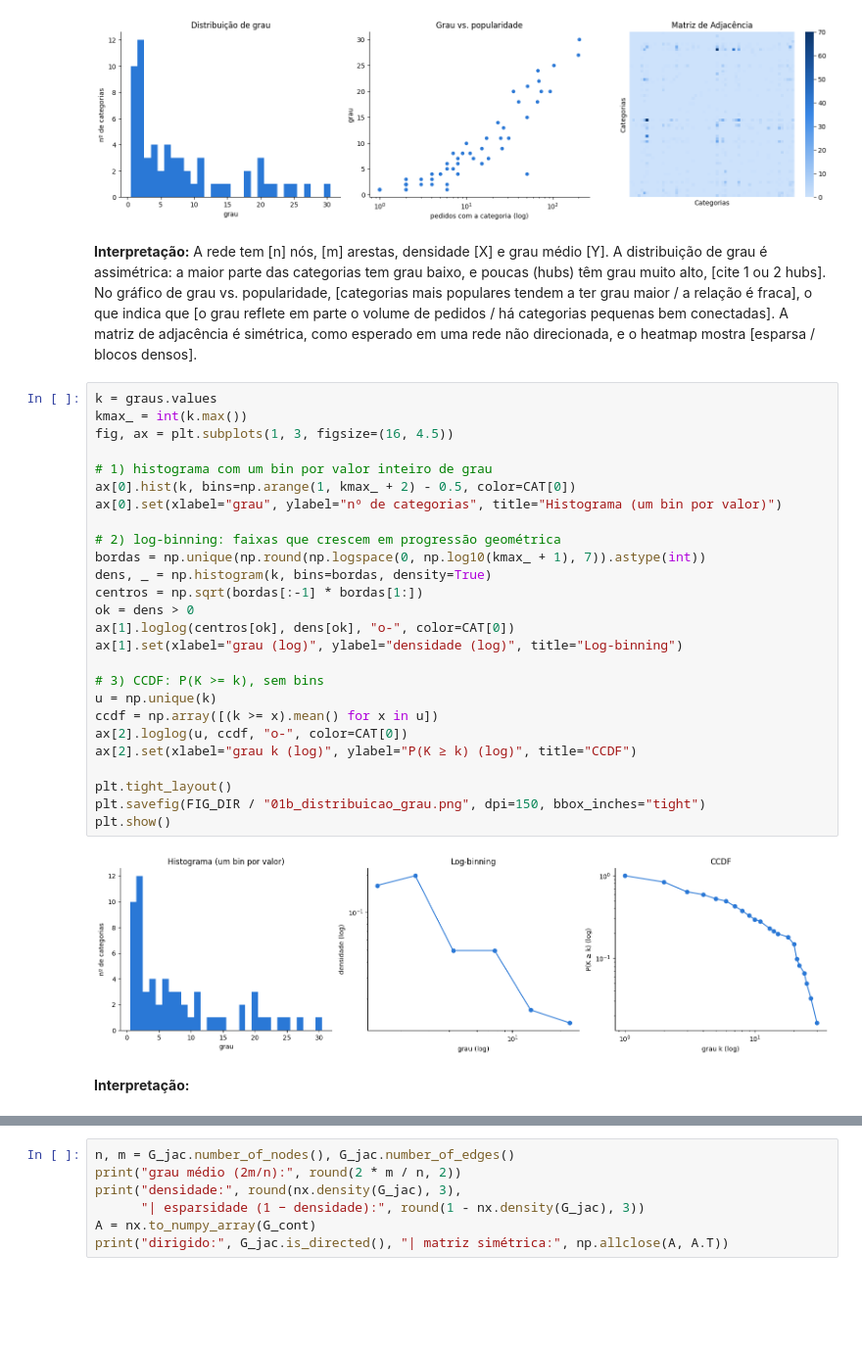
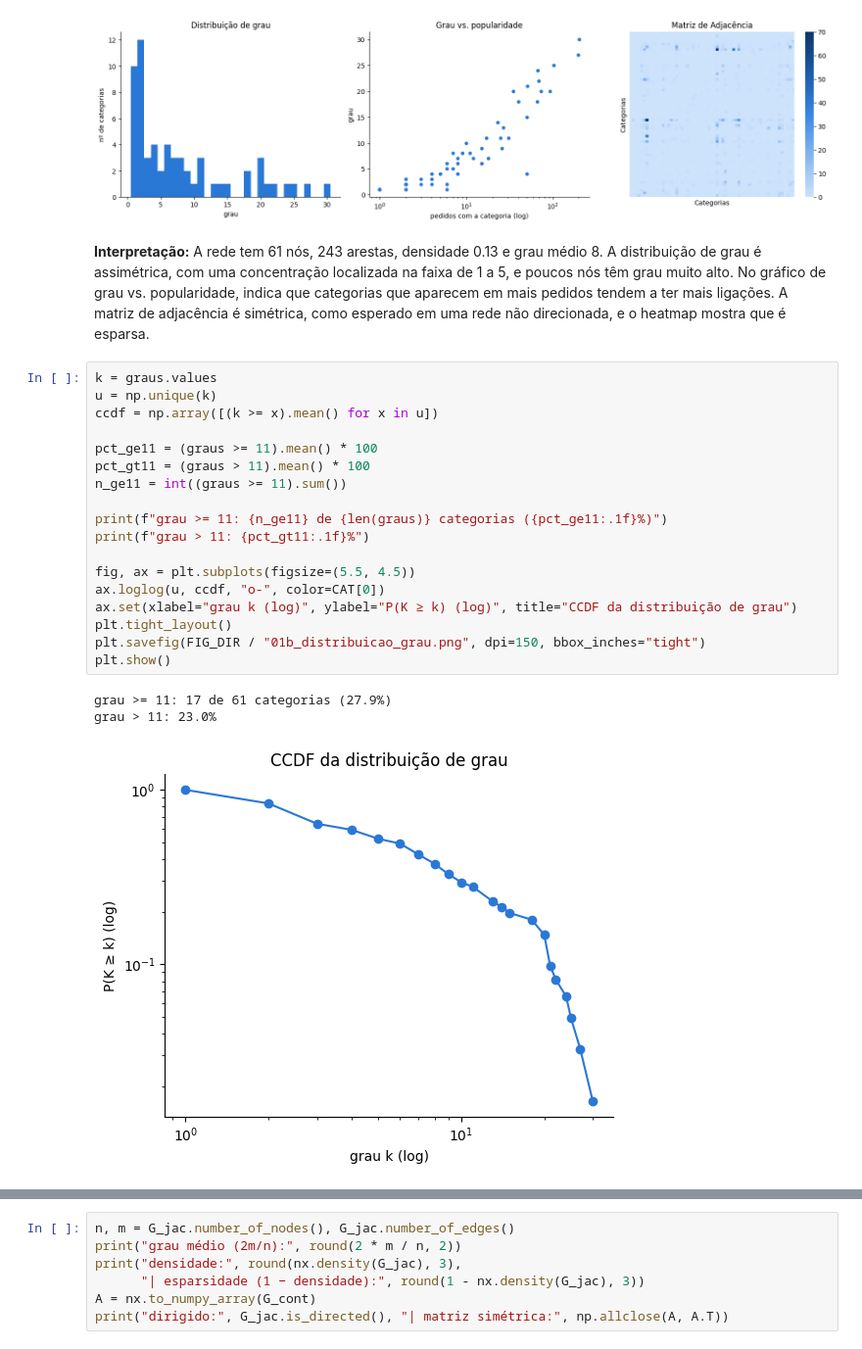
Before and after one commit to dka0086/Analise-de-rede-de-grafos-Olist, a Jupyter notebook: Olist_analise_grafos.ipynb, the cells around one changed output, grey strips where cells are left out. Shown at 98% size. Cells and saved outputs as stored; diff of their text form; blank space fills up the shorter version.

```diff
--- a/Olist_analise_grafos.ipynb
+++ b/Olist_analise_grafos.ipynb
@@ -205,34 +247,26 @@ densidade: 0.133 | grau médio: 8.0
 matriz de adjacência: (61, 61) | simétrica: True
 [figure]
 # %% [markdown]
-**Interpretação:** A rede tem [n] nós, [m] arestas, densidade [X] e grau médio [Y]. A distribuição de grau é assimétrica: a maior parte das categorias tem grau baixo, e poucas (hubs) têm grau muito alto, [cite 1 ou 2 hubs]. No gráfico de grau vs. popularidade, [categorias mais populares tendem a ter grau maior / a relação é fraca], o que indica que [o grau reflete em parte o volume de pedidos / há categorias pequenas bem conectadas]. A matriz de adjacência é simétrica, como esperado em uma rede não direcionada, e o heatmap mostra [esparsa / blocos densos].
+**Interpretação:** A rede tem 61 nós, 243 arestas, densidade 0.13 e grau médio 8. A distribuição de grau é assimétrica, com uma concentração localizada na faixa de 1 a 5, e poucos nós têm grau muito alto. No gráfico de grau vs. popularidade, indica que categorias que aparecem em mais pedidos tendem a ter mais ligações. A matriz de adjacência é simétrica, como esperado em uma rede não direcionada, e o heatmap mostra que é esparsa.
-# %%
-k = graus.values
-kmax_ = int(k.max())
-fig, ax = plt.subplots(1, 3, figsize=(16, 4.5))
-
-# 1) histograma com um bin por valor inteiro de grau
-ax[0].hist(k, bins=np.arange(1, kmax_ + 2) - 0.5, color=CAT[0])
-ax[0].set(xlabel="grau", ylabel="nº de categorias", title="Histograma (um bin por valor)")
-
-# 2) log-binning: faixas que crescem em progressão geométrica
-bordas = np.unique(np.round(np.logspace(0, np.log10(kmax_ + 1), 7)).astype(int))
-dens, _ = np.histogram(k, bins=bordas, density=True)
-centros = np.sqrt(bordas[:-1] * bordas[1:])
-ok = dens > 0
-ax[1].loglog(centros[ok], dens[ok], "o-", color=CAT[0])
-ax[1].set(xlabel="grau (log)", ylabel="densidade (log)", title="Log-binning")
-
-# 3) CCDF: P(K >= k), sem bins
-u = np.unique(k)
-ccdf = np.array([(k >= x).mean() for x in u])
-ax[2].loglog(u, ccdf, "o-", color=CAT[0])
-ax[2].set(xlabel="grau k (log)", ylabel="P(K ≥ k) (log)", title="CCDF")
-
-plt.tight_layout()
-plt.savefig(FIG_DIR / "01b_distribuicao_grau.png", dpi=150, bbox_inches="tight")
-plt.show()
-# %% [output]
-[figure, removed]
-# %% [markdown]
-**Interpretação:**
+# %%
+k = graus.values
+u = np.unique(k)
+ccdf = np.array([(k >= x).mean() for x in u])
+
+pct_ge11 = (graus >= 11).mean() * 100
+pct_gt11 = (graus > 11).mean() * 100
+n_ge11 = int((graus >= 11).sum())
+
+print(f"grau >= 11: {n_ge11} de {len(graus)} categorias ({pct_ge11:.1f}%)")
+print(f"grau > 11: {pct_gt11:.1f}%")
+
+fig, ax = plt.subplots(figsize=(5.5, 4.5))
+ax.loglog(u, ccdf, "o-", color=CAT[0])
+ax.set(xlabel="grau k (log)", ylabel="P(K ≥ k) (log)", title="CCDF da distribuição de grau")
+plt.tight_layout()
+plt.savefig(FIG_DIR / "01b_distribuicao_grau.png", dpi=150, bbox_inches="tight")
+plt.show()
+# %% [output]
+grau >= 11: 17 de 61 categorias (27.9%)
+grau > 11: 23.0%
+[figure, added]
```
Also changed, not shown: parts of 7 cells of this notebook.
